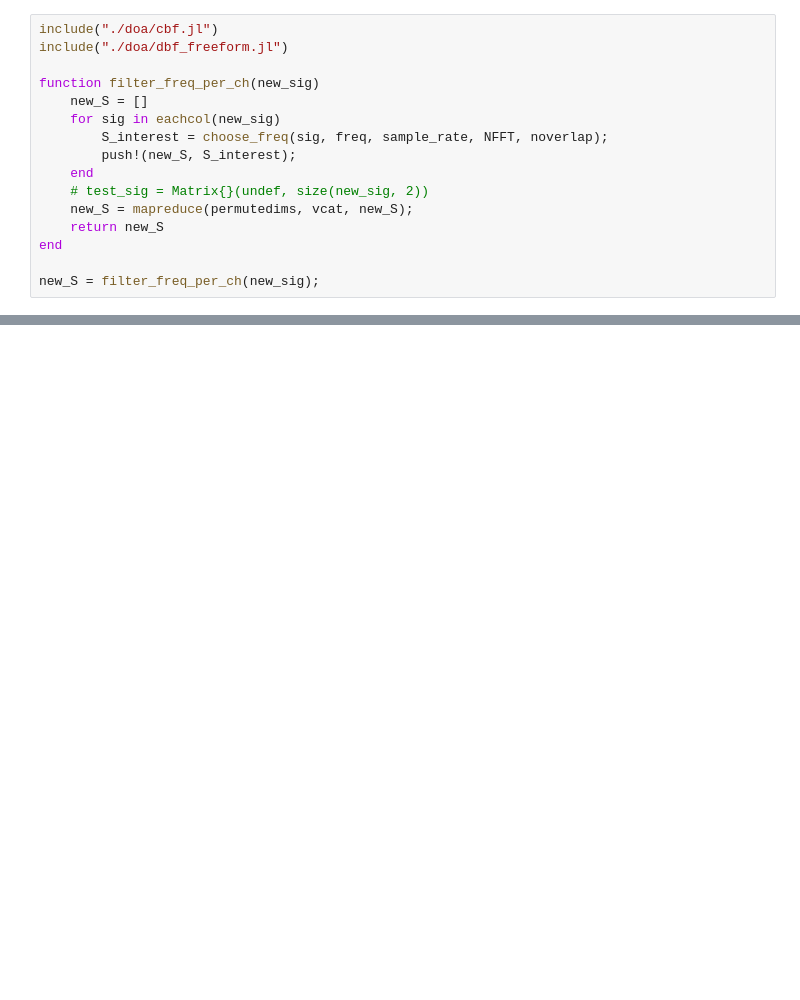
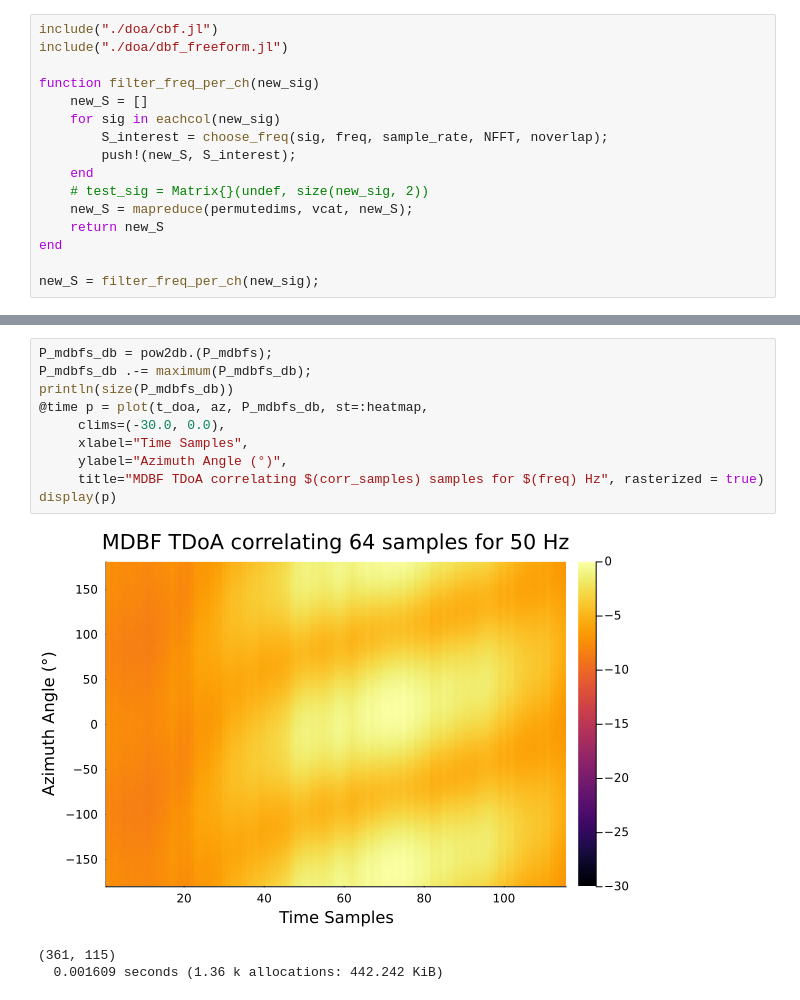
Before and after one commit to soundmapping/localization, a Jupyter notebook: real_data.ipynb, the cells around one changed output, grey strips where cells are left out. Cells and saved outputs as stored; diff of their text form; blank space fills up the shorter version.

```diff
--- a/real_data.ipynb
+++ b/real_data.ipynb
@@ -128,3 +195,17 @@ display(p)
+# %%
+P_mdbfs_db = pow2db.(P_mdbfs);
+P_mdbfs_db .-= maximum(P_mdbfs_db);
+println(size(P_mdbfs_db))
+@time p = plot(t_doa, az, P_mdbfs_db, st=:heatmap,
+     clims=(-30.0, 0.0),
+     xlabel="Time Samples",
+     ylabel="Azimuth Angle (°)",
+     title="MDBF TDoA correlating $(corr_samples) samples for $(freq) Hz", rasterized = true)
+display(p)
+# %% [output]
+[figure, added]
+(361, 115)
+  0.001609 seconds (1.36 k allocations: 442.242 KiB)
 # %%
 sam = 30;
 p3 = plot(az, P_cbfs_db[:,sam], label="CBF : $(doas_cbfs[sam])°",
```
Also changed, not shown: parts of 11 cells of this notebook, 13 other files.
